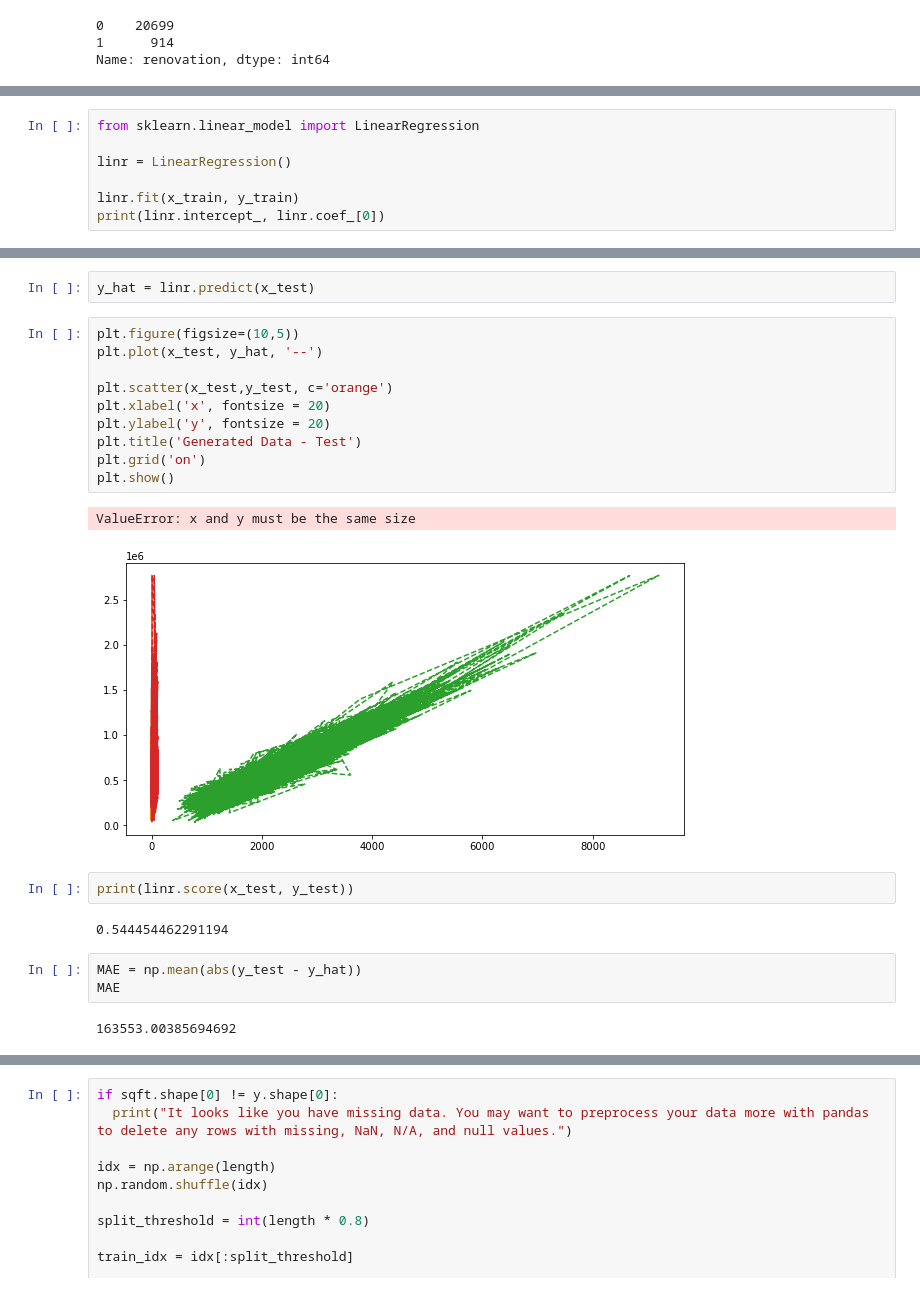
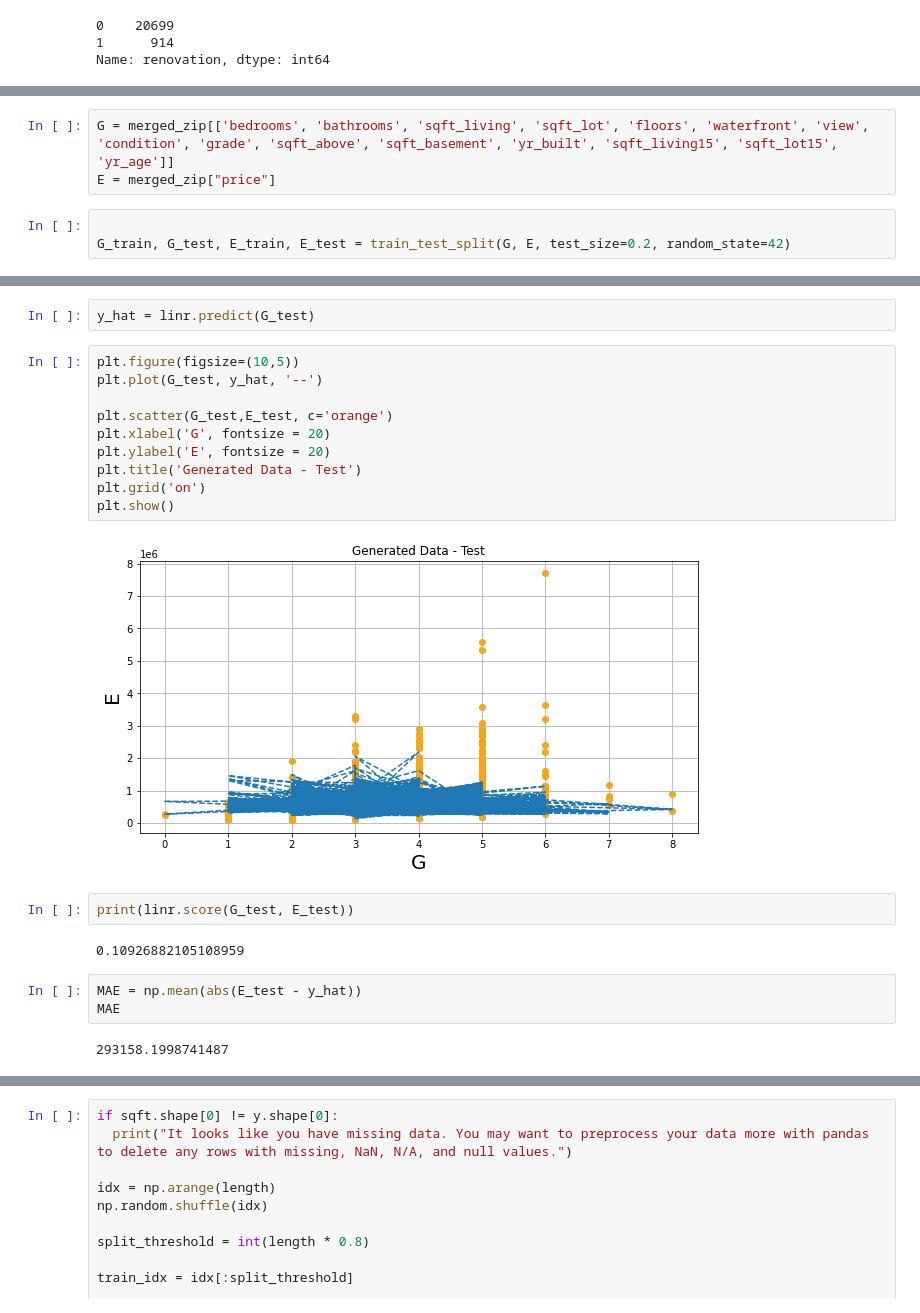
Before and after one commit to Katie-Jiang/SC22-BatchA-robot_squad, a Jupyter notebook: team/linear_regression_sklearn_on_own_data.ipynb, the cells around one changed output, grey strips where cells are left out. Saved outputs shown, nothing was run; the diff lists cells and outputs as text.

```diff
--- a/team/linear_regression_sklearn_on_own_data.ipynb
+++ b/team/linear_regression_sklearn_on_own_data.ipynb
@@ -373,3 +348,9 @@ x_test, y_test = X[test_idx], y[test_idx]
+# %%
+G = merged_zip[['bedrooms', 'bathrooms', 'sqft_living', 'sqft_lot', 'floors', 'waterfront', 'view', 'condition', 'grade', 'sqft_above', 'sqft_basement', 'yr_built', 'sqft_living15', 'sqft_lot15', 'yr_age']]
+E = merged_zip["price"]
+# %%
+
+G_train, G_test, E_train, E_test = train_test_split(G, E, test_size=0.2, random_state=42)
 # %%
 plt.figure(figsize=(10,5))
 
@@ -391,10 +372,3 @@ plt.show()
 # %% [output]
 ValueError: x and y must be the same size
 [figure]
-# %%
-from sklearn.linear_model import LinearRegression
-
-linr = LinearRegression()
-
-linr.fit(x_train, y_train)
-print(linr.intercept_, linr.coef_[0])
@@ -403,27 +425,26 @@ print(linr.intercept_, linr.coef_[0])
 # %%
-y_hat = linr.predict(x_test)
+y_hat = linr.predict(G_test)
 # %%
 plt.figure(figsize=(10,5))
-plt.plot(x_test, y_hat, '--')
+plt.plot(G_test, y_hat, '--')
 
-plt.scatter(x_test,y_test, c='orange')
-plt.xlabel('x', fontsize = 20)
-plt.ylabel('y', fontsize = 20)
+plt.scatter(G_test,E_test, c='orange')
+plt.xlabel('G', fontsize = 20)
+plt.ylabel('E', fontsize = 20)
 plt.title('Generated Data - Test')
 plt.grid('on')
 plt.show()
 # %% [output]
-ValueError: x and y must be the same size
-[figure, old version]
+[figure, new version]
 # %%
-print(linr.score(x_test, y_test))
+print(linr.score(G_test, E_test))
 # %% [output]
-0.544454462291194
+0.10926882105108959
 # %%
-MAE = np.mean(abs(y_test - y_hat))
+MAE = np.mean(abs(E_test - y_hat))
 MAE
 # %% [output]
-163553.00385694692
+293158.1998741487
 # %%
 sns.heatmap(merged_zip.corr())
 # %% [output]
```
Also changed, not shown: parts of 60 cells of this notebook, 4 other files.
